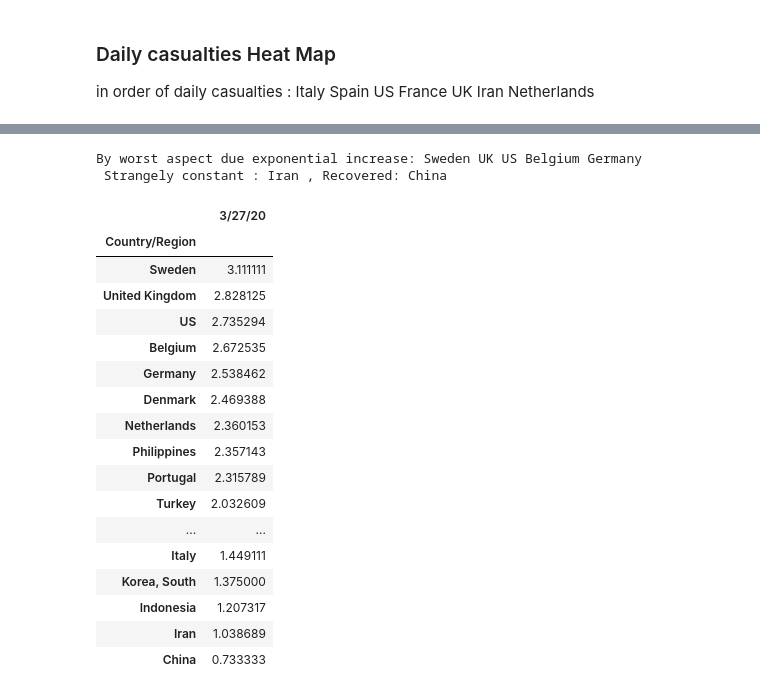
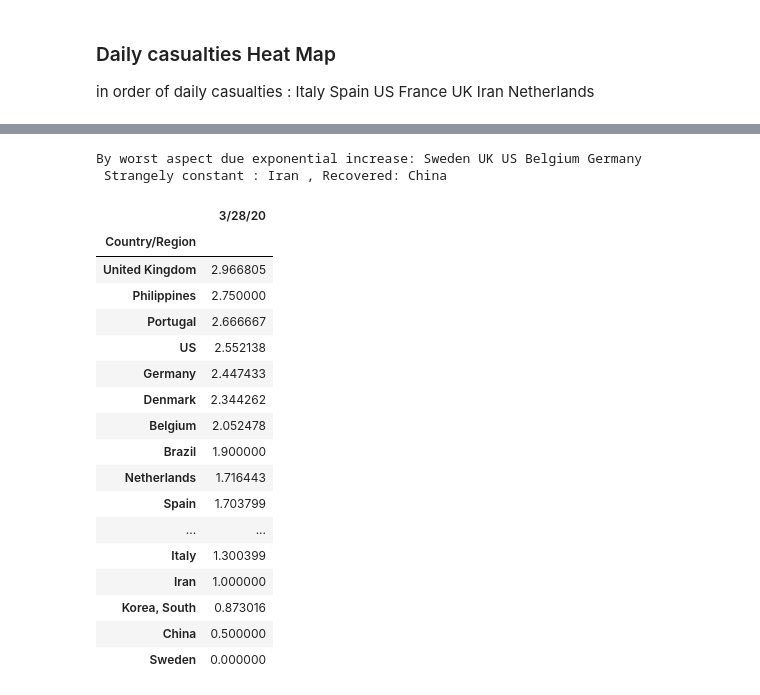
Before and after one commit to infchg/COVID-19, a Jupyter notebook: JH-calculate-daily.ipynb, the cells around one changed output, grey strips where cells are left out. Saved outputs shown, nothing was run; the diff lists cells and outputs as text; code cells hidden in the pictures.

```diff
--- a/JH-calculate-daily.ipynb
+++ b/JH-calculate-daily.ipynb
@@ -84,6 +84,6 @@ for i in range(1,13):
 ## COVID Daily casualties
   #### In-Order by 28March : Italy Spain US France UK Iran Netherlands
 # %%
-df0.pop('3/15/20')
+df0.pop( df0.columns[0] )   # 0
 display(df0.sort_values(by=[df.columns[-1]],ascending=False).head(10))
 # %% [output]
@@ -165,24 +185,25 @@ sns.heatmap(drel)
 # %%
 print("By worst aspect due exponential increase: Sweden UK US Belgium Germany \n Strangely constant : Iran , Recovered: China ")
-drel.loc[['3/27/20']].transpose().sort_values(by=[df.columns[-1]],ascending=False)
+#drel.loc[['3/27/20']].transpose().sort_values(by=[df.columns[-1]],ascending=False)
+drel.iloc[[-1]].transpose().sort_values(by=[df.columns[-1]],ascending=False)
 # %% [output]
 By worst aspect due exponential increase: Sweden UK US Belgium Germany
  Strangely constant : Iran , Recovered: China
-|  | 3/27/20 |
+|  | 3/28/20 |
 | Country/Region |  |
-| Sweden | 3.111111 |
-| United Kingdom | 2.828125 |
-| US | 2.735294 |
-| Belgium | 2.672535 |
-| Germany | 2.538462 |
-| Denmark | 2.469388 |
-| Netherlands | 2.360153 |
-| Philippines | 2.357143 |
-| Portugal | 2.315789 |
-| Turkey | 2.032609 |
+| United Kingdom | 2.966805 |
+| Philippines | 2.750000 |
+| Portugal | 2.666667 |
+| US | 2.552138 |
+| Germany | 2.447433 |
+| Denmark | 2.344262 |
+| Belgium | 2.052478 |
+| Brazil | 1.900000 |
+| Netherlands | 1.716443 |
+| Spain | 1.703799 |
 | ... | ... |
-| Italy | 1.449111 |
-| Korea, South | 1.375000 |
-| Indonesia | 1.207317 |
-| Iran | 1.038689 |
-| China | 0.733333 |
+| Italy | 1.300399 |
+| Iran | 1.000000 |
+| Korea, South | 0.873016 |
+| China | 0.500000 |
+| Sweden | 0.000000 |
```
Also changed, not shown: parts of 11 cells of this notebook.
